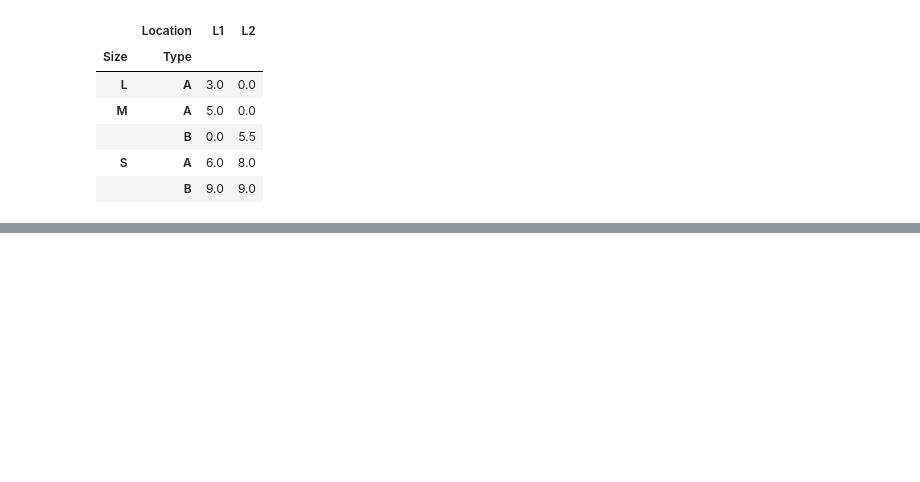
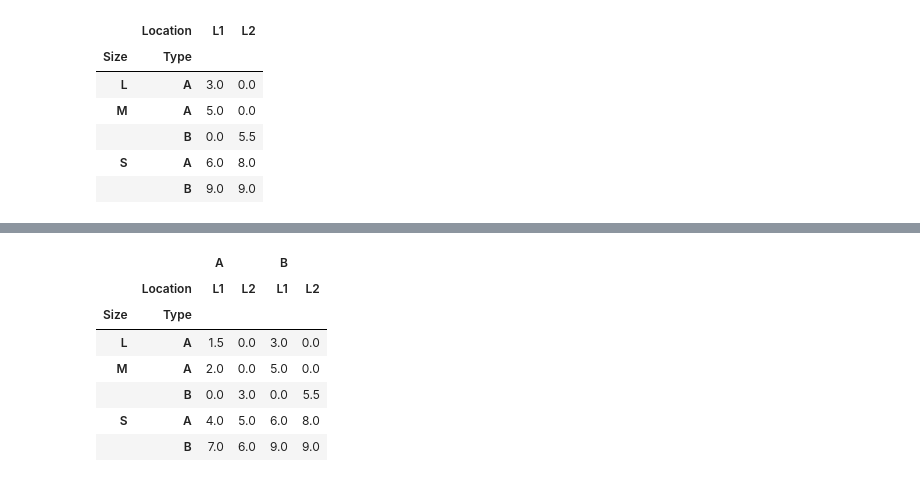
Before and after one commit to AlysterBenedict/AIML, a Jupyter notebook: Pandas/pandas.ipynb, the cells around one changed output, grey strips where cells are left out. Saved outputs shown, nothing was run; the diff lists cells and outputs as text; code cells hidden in the pictures; blank space fills up the shorter version.

```diff
--- a/Pandas/pandas.ipynb
+++ b/Pandas/pandas.ipynb
@@ -1401,0 +1448,13 @@ pd.pivot_table(df,index=['Size','Type'],columns='Location',values='B',fill_value
+# %%
+#Groups averages of the columns 'A' & 'B'
+pd.pivot_table(df,index=['Size','Type'],columns='Location',values=['A','B'],aggfunc=np.median,
+               fill_value=0)
+# %% [output]
+|  |  | A |  | B |  |
+|  | Location | L1 | L2 | L1 | L2 |
+| Size | Type |  |  |  |  |
+| L | A | 1.5 | 0.0 | 3.0 | 0.0 |
+| M | A | 2.0 | 0.0 | 5.0 | 0.0 |
+|  | B | 0.0 | 3.0 | 0.0 | 5.5 |
+| S | A | 4.0 | 5.0 | 6.0 | 8.0 |
+|  | B | 7.0 | 6.0 | 9.0 | 9.0 |
```
Also changed, not shown: parts of 11 cells of this notebook.
